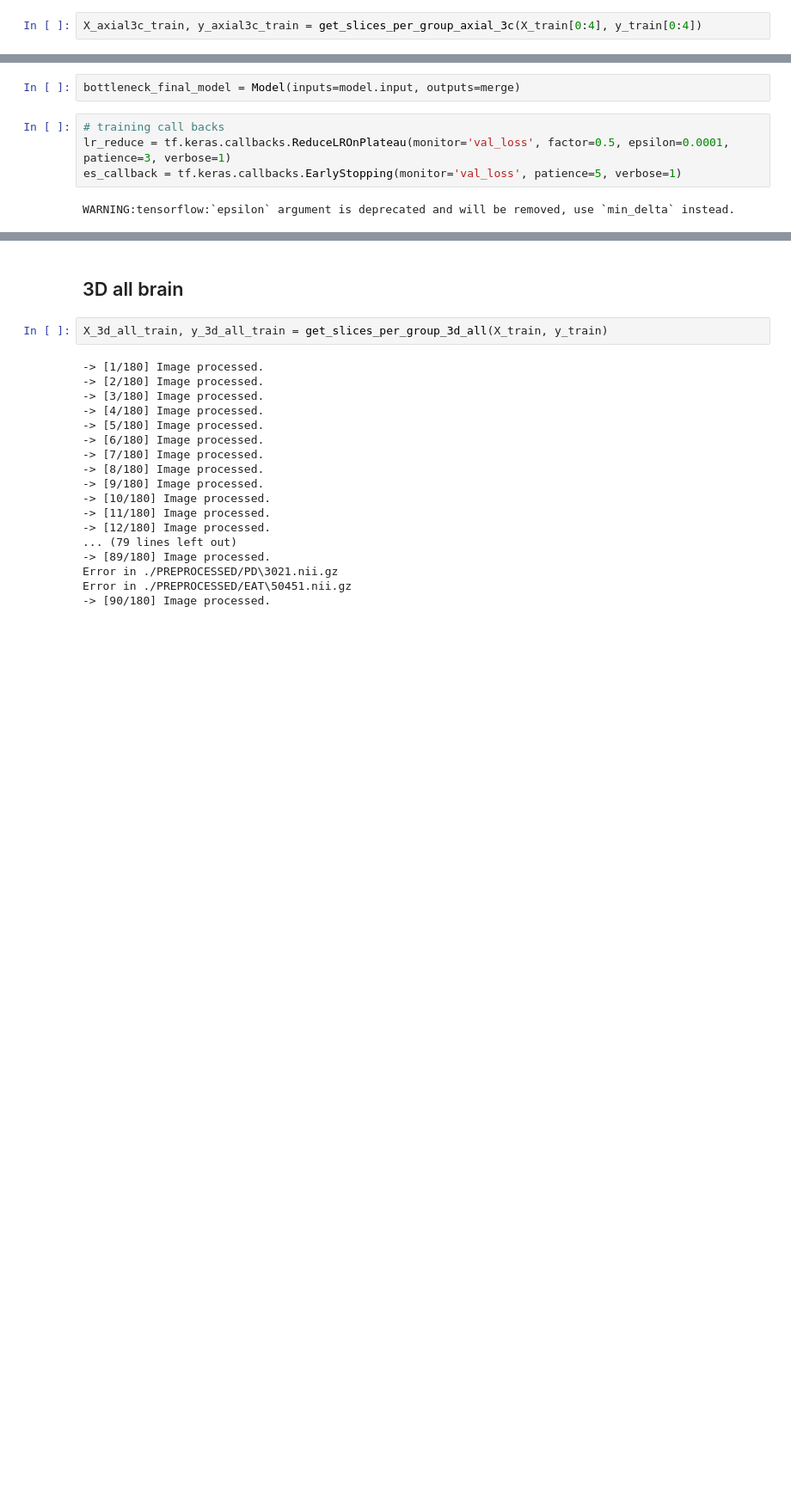
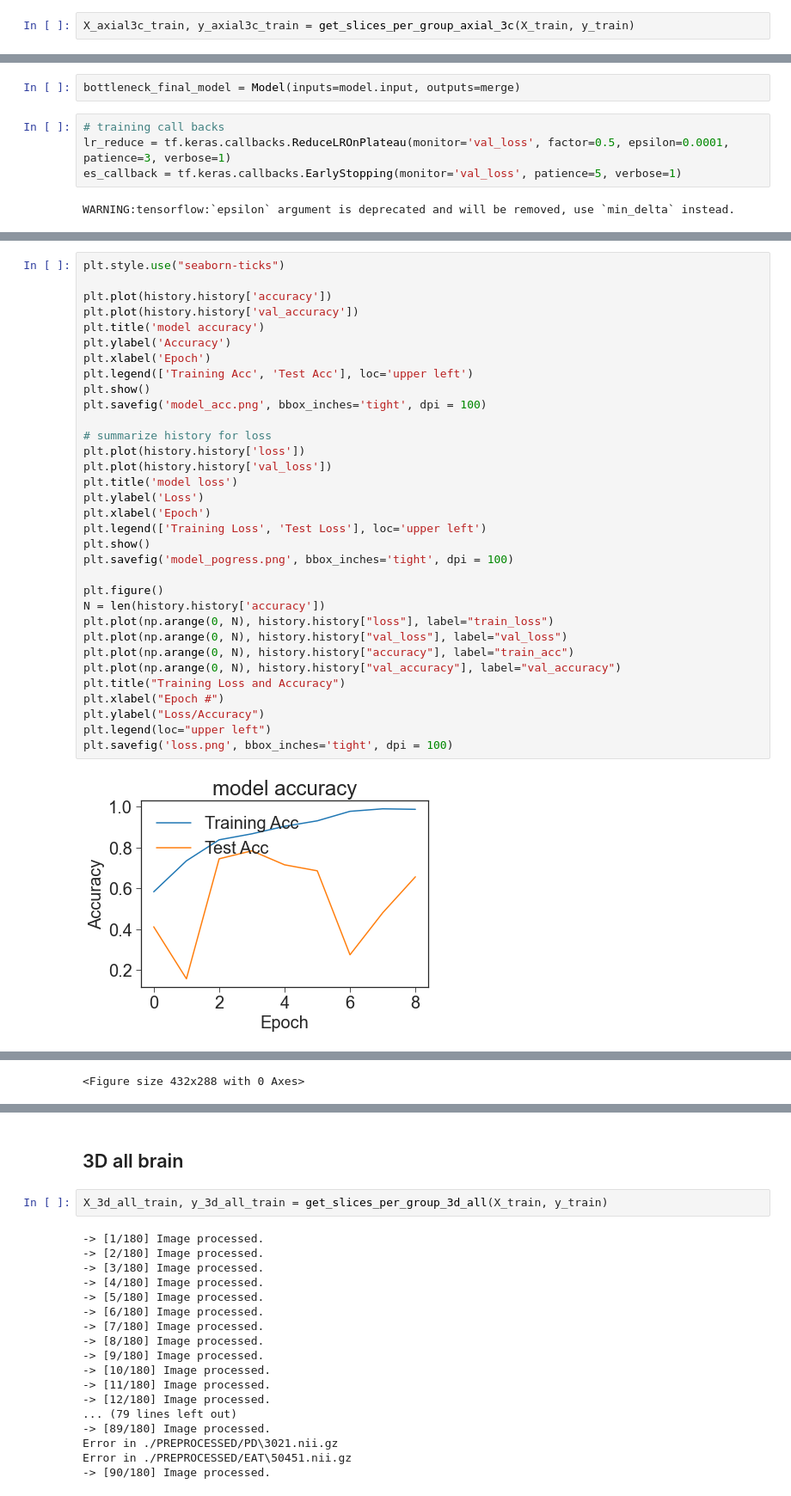
Before and after one commit to jmluna123/desorders, a Jupyter notebook: Models.ipynb, the cells around one changed output, grey strips where cells are left out. Shown at 86% size. Saved outputs shown, nothing was run; the diff lists cells and outputs as text; blank space fills up the shorter version.

```diff
--- a/Models.ipynb
+++ b/Models.ipynb
@@ -518,5 +517,5 @@ import matplotlib.pyplot as plt
 plt.rcParams["axes.grid"] = False
 plt.rcParams.update({'font.size': 20})
 # %%
-X_axial3c_train, y_axial3c_train = get_slices_per_group_axial_3c(X_train[0:4], y_train[0:4])
+X_axial3c_train, y_axial3c_train = get_slices_per_group_axial_3c(X_train, y_train)
 # %% [output]
@@ -631,0 +720,35 @@ KeyboardInterrupt:
+# %%
+plt.style.use("seaborn-ticks")
+
+plt.plot(history.history['accuracy'])
+plt.plot(history.history['val_accuracy'])
+plt.title('model accuracy')
+plt.ylabel('Accuracy')
+plt.xlabel('Epoch')
+plt.legend(['Training Acc', 'Test Acc'], loc='upper left')
+plt.show()
+plt.savefig('model_acc.png', bbox_inches='tight', dpi = 100)
+
+# summarize history for loss
+plt.plot(history.history['loss'])
+plt.plot(history.history['val_loss'])
+plt.title('model loss')
+plt.ylabel('Loss')
+plt.xlabel('Epoch')
+plt.legend(['Training Loss', 'Test Loss'], loc='upper left')
+plt.show()
+plt.savefig('model_pogress.png', bbox_inches='tight', dpi = 100)
+
+plt.figure()
+N = len(history.history['accuracy'])
+plt.plot(np.arange(0, N), history.history["loss"], label="train_loss")
+plt.plot(np.arange(0, N), history.history["val_loss"], label="val_loss")
+plt.plot(np.arange(0, N), history.history["accuracy"], label="train_acc")
+plt.plot(np.arange(0, N), history.history["val_accuracy"], label="val_accuracy")
+plt.title("Training Loss and Accuracy")
+plt.xlabel("Epoch #")
+plt.ylabel("Loss/Accuracy")
+plt.legend(loc="upper left")
+plt.savefig('loss.png', bbox_inches='tight', dpi = 100)
+# %% [output]
+[figure, added]
@@ -631,0 +756 @@ KeyboardInterrupt:
+<Figure size 432x288 with 0 Axes>
```
Also changed, not shown: parts of 18 cells of this notebook, 4 other files.
